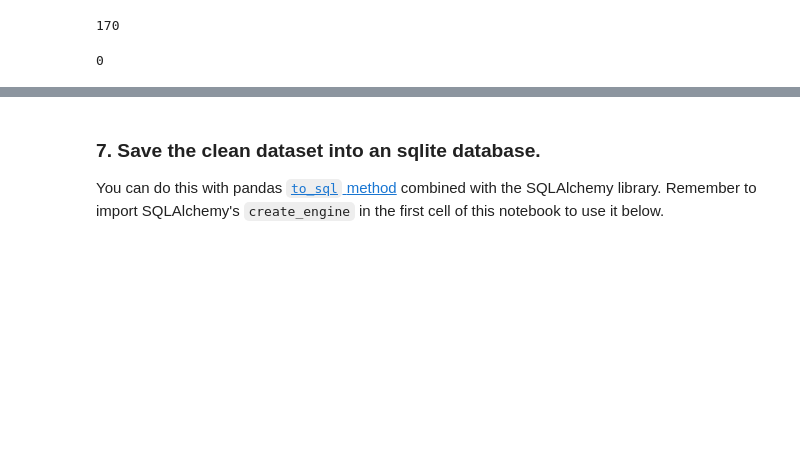
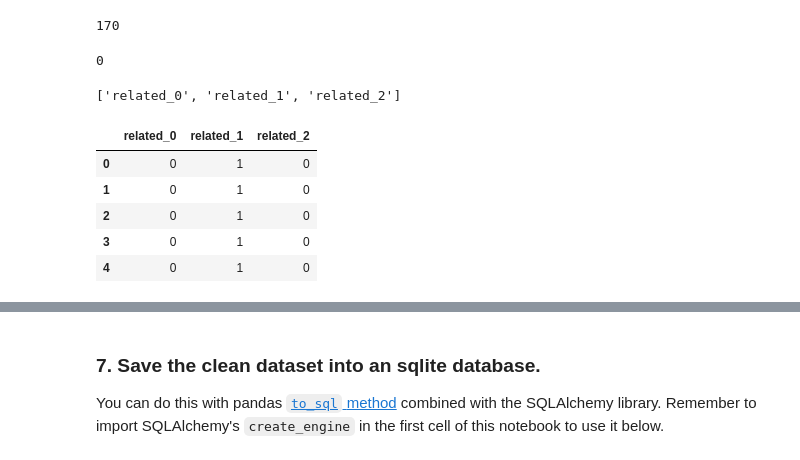
Before and after one commit to Erickramirez/disaster-response-pipeline, a Jupyter notebook: notebooks/ETL Pipeline Preparation.ipynb, the cells around one changed output, grey strips where cells are left out. Cells and saved outputs as stored; diff of their text form; code cells hidden in the pictures; blank space fills up the shorter version.

```diff
--- a/notebooks/ETL Pipeline Preparation.ipynb
+++ b/notebooks/ETL Pipeline Preparation.ipynb
@@ -168,3 +168,22 @@ df = df.drop_duplicates()
 df.duplicated().sum()
 # %% [output]
 0
+# %%
+dummies = pd.get_dummies(df['related'])
+dummies_column_names=[]
+for col in dummies.columns:
+    dummies_column_names.append(f"related_{col}")
+dummies_column_names
+#df.related = df.related.replace(2, 1) #modify the related values
+# %% [output]
+['related_0', 'related_1', 'related_2']
+# %%
+dummies.columns=dummies_column_names
+dummies.head()
+# %% [output]
+|  | related_0 | related_1 | related_2 |
+| 0 | 0 | 1 | 0 |
+| 1 | 0 | 1 | 0 |
+| 2 | 0 | 1 | 0 |
+| 3 | 0 | 1 | 0 |
+| 4 | 0 | 1 | 0 |
```
Also changed, not shown: parts of 3 cells of this notebook, 2 other files.
